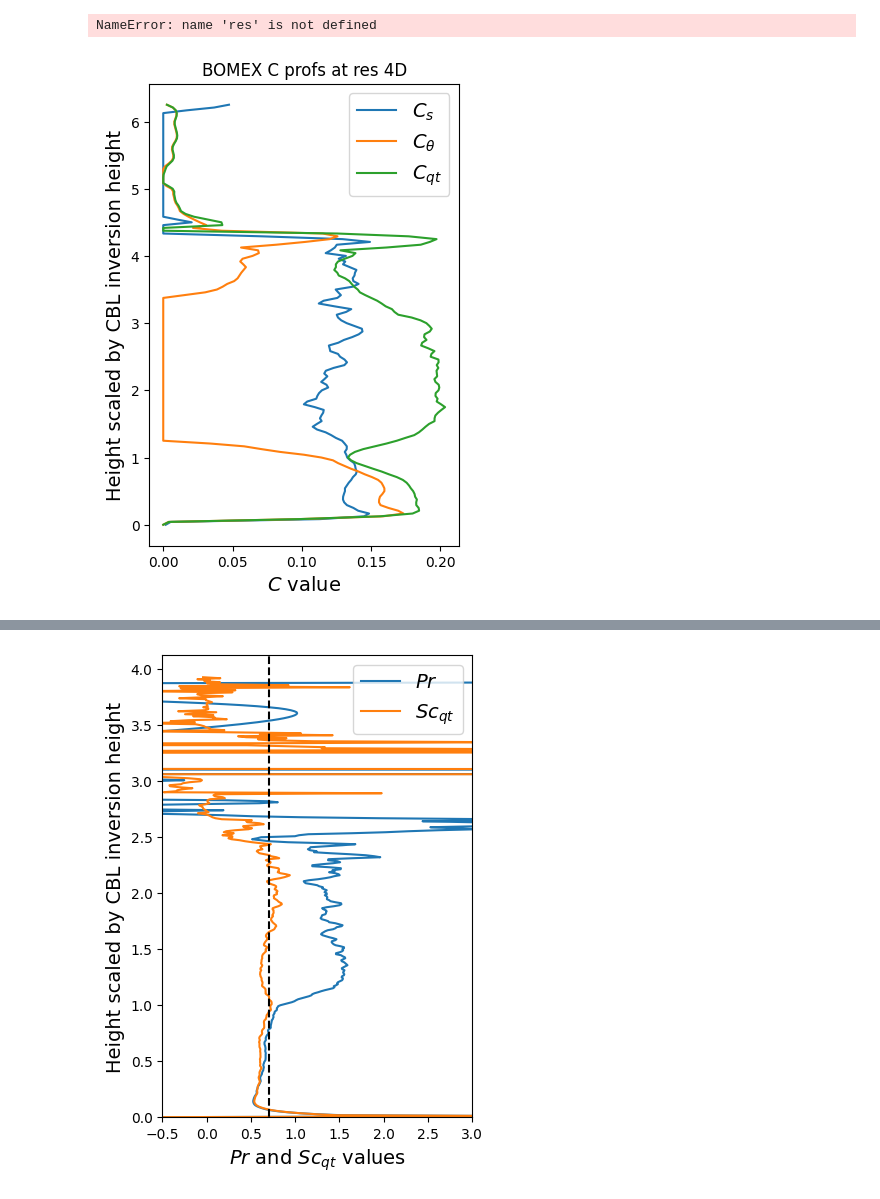
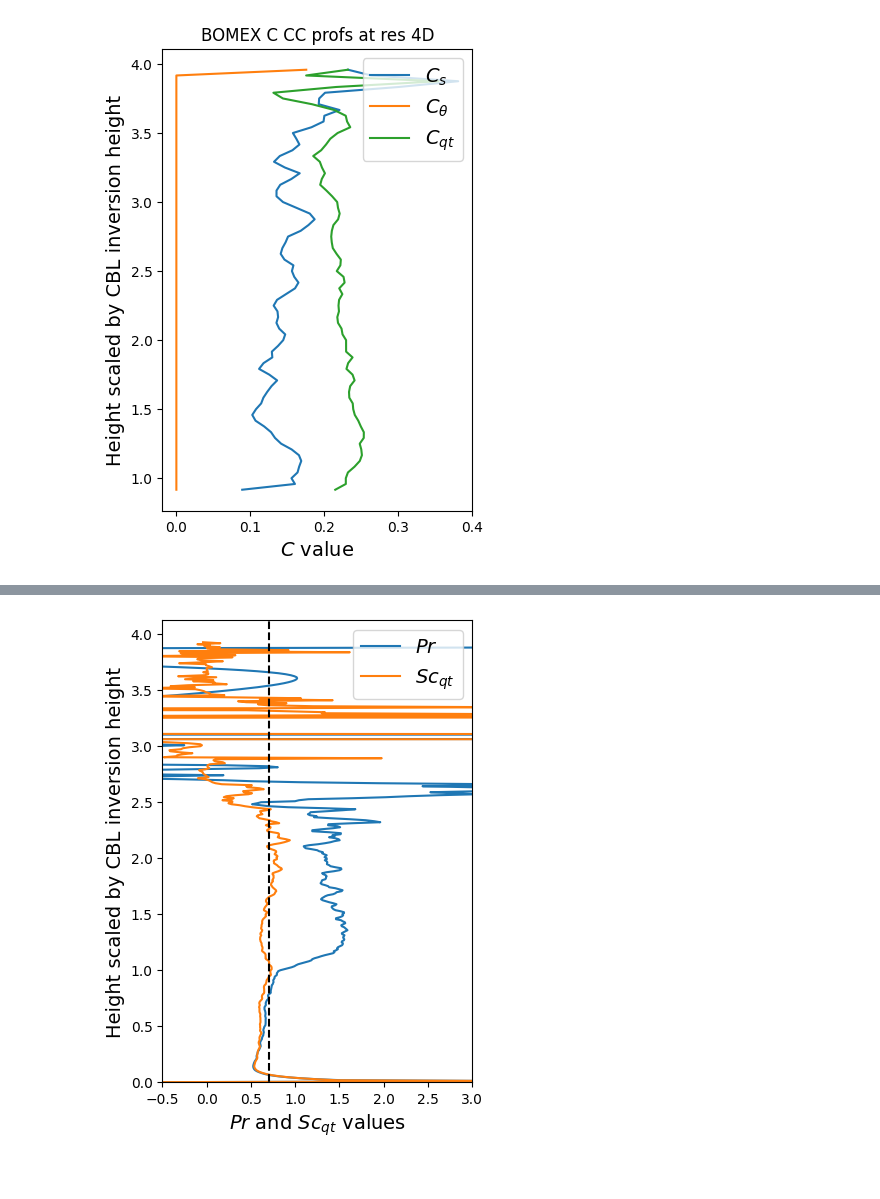
Before and after one commit to a-power/LES_analysis, a Jupyter notebook: updated_C_profs.ipynb, the cells around one changed output, grey strips where cells are left out. Drawn from its saved outputs; the diff is of its cells as text; code cells hidden in the pictures.

Commit message:
plots

```diff
--- a/updated_C_profs.ipynb
+++ b/updated_C_profs.ipynb
@@ -17,10 +88,10 @@ path='C:/Users/si818415/Documents/code/LES_analysis/data/'
 # %%
 if case=='BOMEX':
-    dx=20
-    z = np.arange(0, 3020, 20)
-    z_i = 480 #1120
+    dx_BOMEX=20
+    z_BOMEX = np.arange(0, 3020, 20)
+    z_i_BOMEX = 430 #1120
 
 elif case=='ARM':
-    dx=25
-    z = np.arange(0, 4410, 10)
-    z_i = 1120
+    dx_ARM=25
+    z_ARM = np.arange(0, 4410, 10)
+    z_i_ARM = [795, 955, 1095, 1255]
@@ -39,15 +121,14 @@ def get_Cs(Cs_sq):
 # %%
 z_i = 480
 
 plt.figure(figsize=(4,6))
-plt.title(f'{case} C profs at res 4D')
-plt.plot(get_Cs(C_sq_BOMEX_0)[0,0,0,:], z/z_i, label='$C_s$')
-plt.plot(get_Cs(C_sq_BOMEX_0)[1,0,0,:], z/z_i, label='$C_\\theta$')
-plt.plot(get_Cs(C_sq_BOMEX_0)[2,0,0,:], z/z_i, label='$C_{qt}$')
+plt.title(f'{case} C CC profs at res 4D')
+plt.plot(get_Cs(C_sq_BOMEX_0)[0,4,0,:], z/z_i, label='$C_s$')
+plt.plot(get_Cs(C_sq_BOMEX_0)[1,4,0,:], z/z_i, label='$C_\\theta$')
+plt.plot(get_Cs(C_sq_BOMEX_0)[2,4,0,:], z/z_i, label='$C_{qt}$')
 plt.legend(loc='upper right', fontsize=14)
 plt.xlabel('$C$ value', size=14)
 plt.ylabel('Height scaled by CBL inversion height', size=14)
-plt.savefig(f'{case}_C_profs_{res}.pdf', bbox_inches='tight')
+plt.savefig(f'{case}_C_CC_profs_4D.pdf', bbox_inches='tight')
 # %% [output]
-NameError: name 'res' is not defined
-[figure, old version]
+[figure, new version]
```
Also changed, not shown: parts of 11 cells of this notebook, 1 other file.
